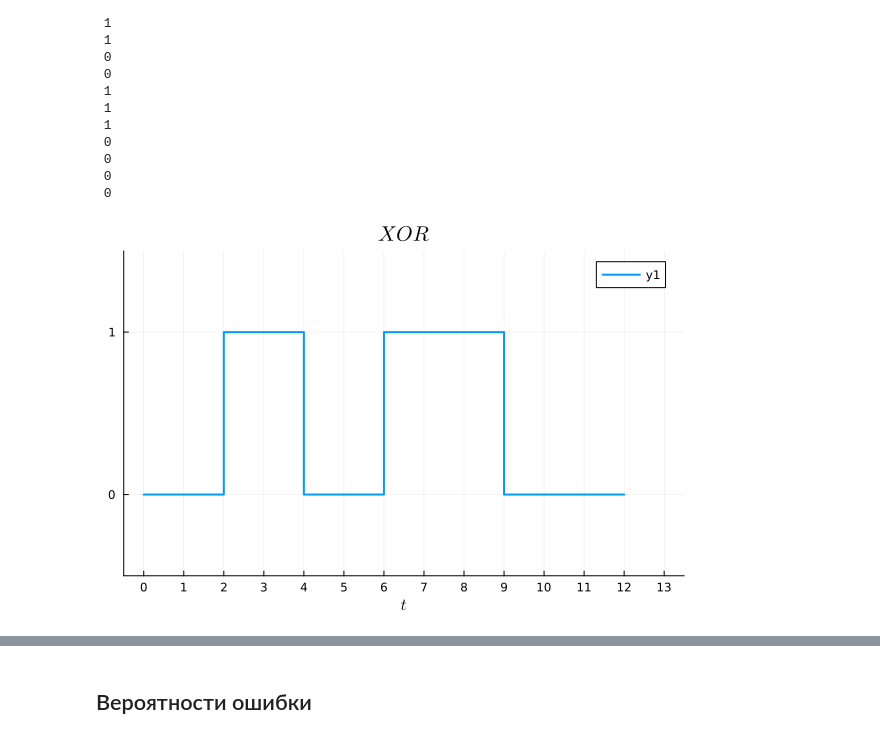
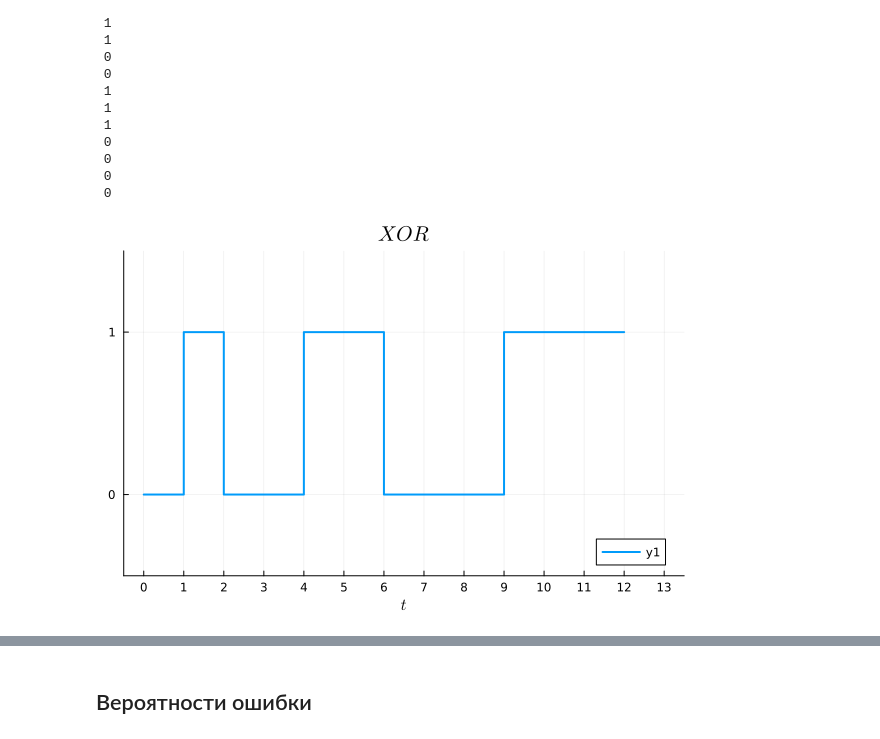
Before and after one commit to VadimYarovoy/Networks, a Jupyter notebook: lab2/lst/lab2.ipynb, the cells around one changed output, grey strips where cells are left out. Cells and saved outputs as stored; diff of their text form; code cells hidden in the pictures.

```diff
--- a/lab2/lst/lab2.ipynb
+++ b/lab2/lst/lab2.ipynb
@@ -293,16 +319,16 @@ signal_self_xor = [signal_max; 0] .== [0; signal_max]
  0
 # %%
 plot_xor = plot(
-    0:12, signal_self_xor,
+    0:12, [0; .!signal_self_xor[begin+1:end]],
     linewidth=2,
     line=:steppost,
     xlabel=L"$t$",
     title=L"XOR",
     xlims=(-0.5, length(bits)+1.5),
     ylims=(-0.5, 1.5),
     xticks=0:length(bits)+2,
     yticks=0:1,
 )
 # %% [output]
-[figure, old version]
+[figure, new version]
 # %%
```
Also changed, not shown: parts of 6 cells of this notebook, 7 other files.
